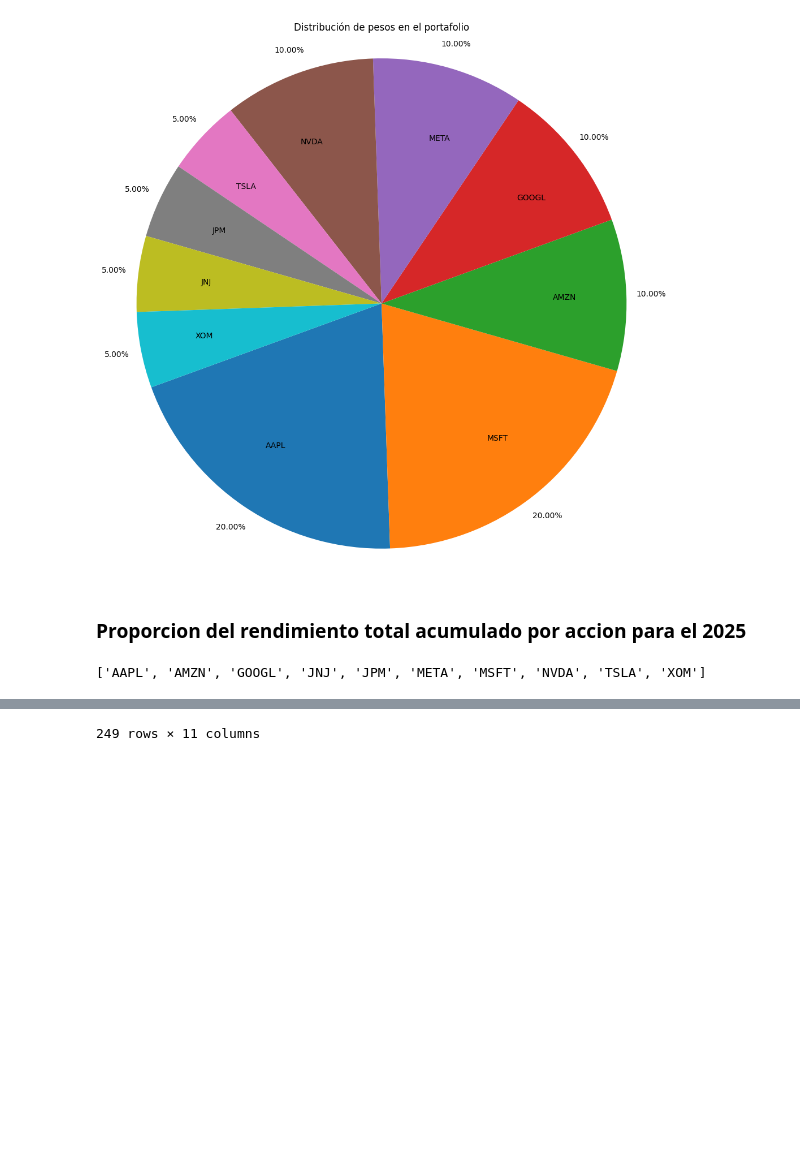
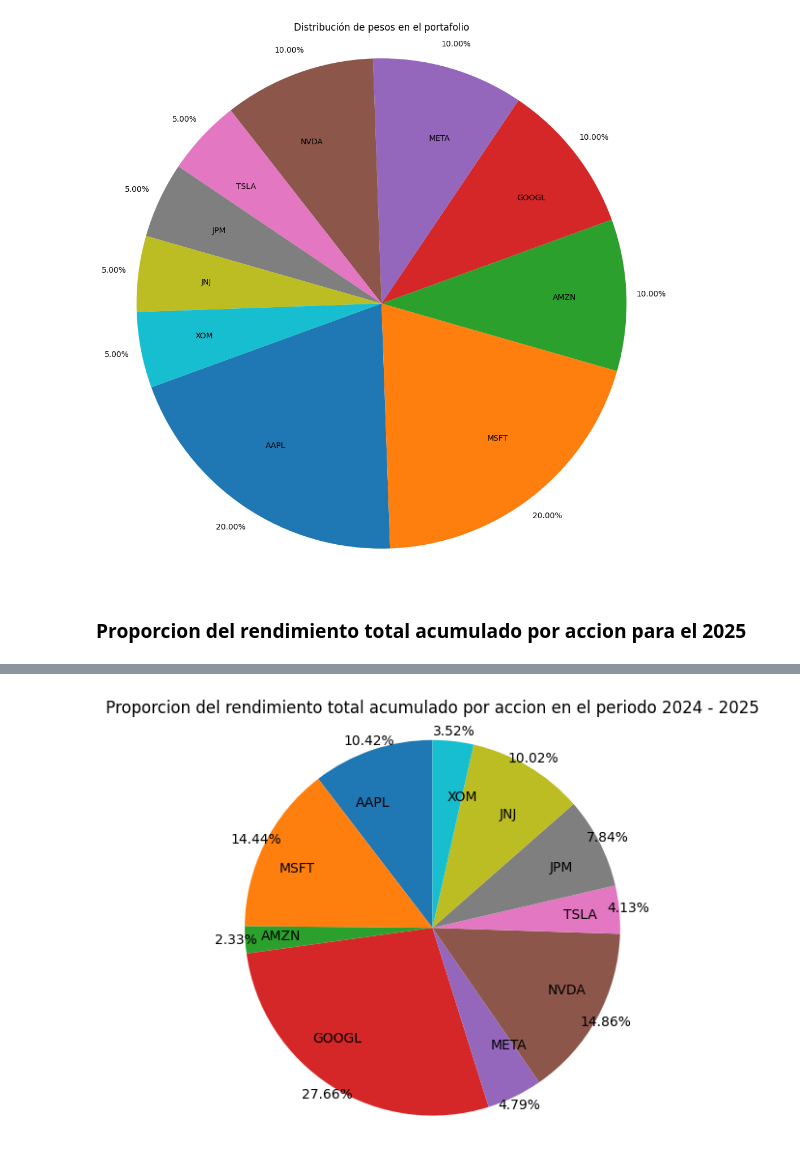
Before and after one commit to OssianV/REPOSITORIO_CLASE_ANALISIS_DE_DATOS, a Jupyter notebook: SCRIPTS/pandas_and_plotting_practice_02.ipynb, the cells around one changed output, grey strips where cells are left out. Drawn from its saved outputs; the diff is of its cells as text; code cells hidden in the pictures; blank space fills up the shorter version.

```diff
--- a/SCRIPTS/pandas_and_plotting_practice_02.ipynb
+++ b/SCRIPTS/pandas_and_plotting_practice_02.ipynb
@@ -391,25 +391,34 @@ plt.show()
 # %%
 # Generamos un dataframe con la informacion relevante
 
-adjusted_yield_2025 = prices.copy()
-adjusted_yield_2025 = adjusted_yield_2025.dropna()
+adjusted_price_2025 = prices.copy()
+adjusted_price_2025 = adjusted_price_2025.dropna()
 
-adjusted_yield_2025["Date"] = pd.to_datetime(adjusted_yield_2025["Date"], errors="coerce")
-adjusted_yield_2025 = adjusted_yield_2025.drop(columns=["ADJ_CLOSE_GSPC"]).sort_values("Date")
+adjusted_price_2025["Date"] = pd.to_datetime(adjusted_price_2025["Date"], errors="coerce")
+adjusted_price_2025 = adjusted_price_2025.drop(columns=["ADJ_CLOSE_GSPC"]).sort_values("Date")
 
 first_day_2025 = pd.Timestamp("2025-01-01")
 last_day_2025 = pd.Timestamp("2025-12-31")
 
-days_in_2025 = (adjusted_yield_2025["Date"] >= first_day_2025) & (adjusted_yield_2025["Date"] <= last_day_2025)
+days_in_2025 = (adjusted_price_2025["Date"] >= first_day_2025) & (adjusted_price_2025["Date"] <= last_day_2025)
 
-adjusted_yield_2025 = adjusted_yield_2025.loc[days_in_2025]
+adjusted_price_2025 = adjusted_price_2025.loc[days_in_2025]
 
-# Generamos la grafica
+# Calculamos los rendimientos de cada accion en el ano 2025
 
-price_cols_without_GSPC = price_cols.copy()
-price_cols_without_GSPC = [col.removeprefix("ADJ_CLOSE_") for col in price_cols_without_GSPC if "GSPC" not in col]
+rendimiento_por_accion = []
+for col in weights.keys():
+    s = adjusted_price_2025["ADJ_CLOSE_"+col].dropna()
+    first_value = s.iloc[0]
+    last_value = s.iloc[-1]
+    rendimiento_por_accion.append(((last_value/first_value) - 1.0)*weights[col])
 
-display(price_cols_without_GSPC)
-display(adjusted_yield_2025)
+# Contyribucion al rendimiento
+
+plt.figure()
+plt.pie(rendimiento_por_accion, labels=weights.keys(), autopct="%.2f%%", startangle = 90, labeldistance=0.7, pctdistance=1.05)
+plt.title("Proporcion del rendimiento total acumulado por accion en el periodo 2024 - 2025")
+plt.axis("equal")
+plt.tight_layout()
+plt.show()
 # %% [output]
-['AAPL', 'AMZN', 'GOOGL', 'JNJ', 'JPM', 'META', 'MSFT', 'NVDA', 'TSLA', 'XOM']
@@ -428 +425 @@ display(adjusted_yield_2025)
-249 rows × 11 columns
+[figure, added]
```
Also changed, not shown: parts of 9 cells of this notebook, 2 other files.
